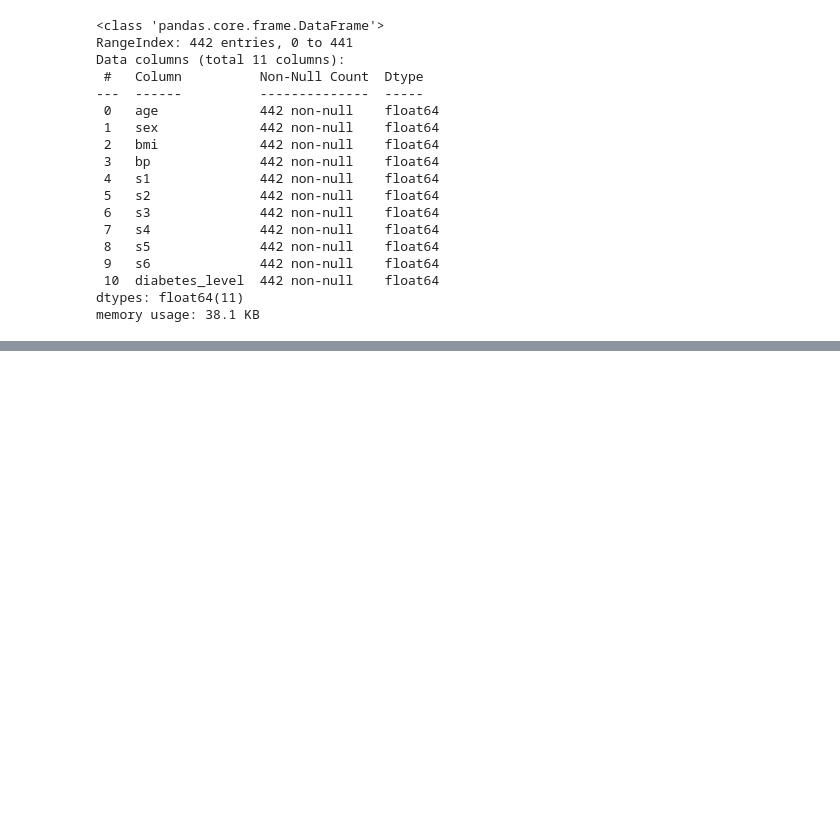
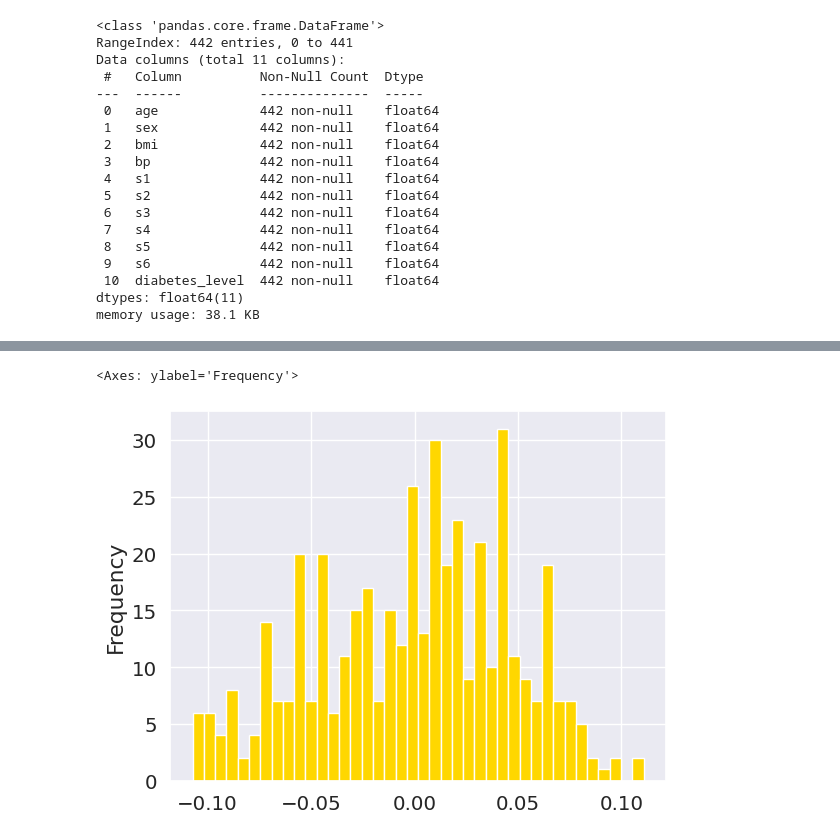
Before and after one commit to davidofitaly/05_decision_tree_regression_projects, a Jupyter notebook: Untitled288.ipynb, the cells around one changed output, grey strips where cells are left out. Drawn from its saved outputs; the diff is of its cells as text; code cells hidden in the pictures; blank space fills up the shorter version.

```diff
--- a/Untitled288.ipynb
+++ b/Untitled288.ipynb
@@ -86,0 +162,6 @@ memory usage: 38.1 KB
+# %%
+# Plot a histogram of the 'age' with 40 bins and gold color
+df.age.plot(kind='hist', bins=40, color='gold')
+# %% [output]
+<Axes: ylabel='Frequency'>
+[figure, added]
```
Also changed, not shown: parts of 21 cells of this notebook.
